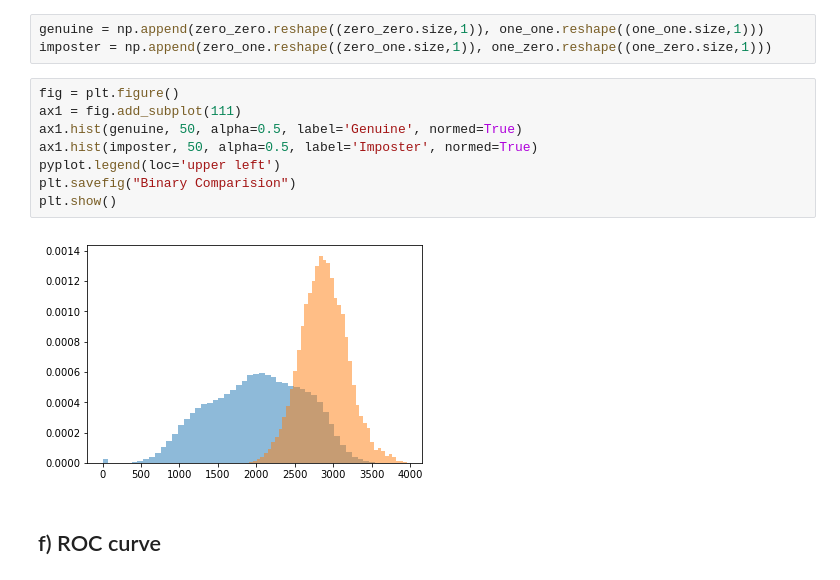
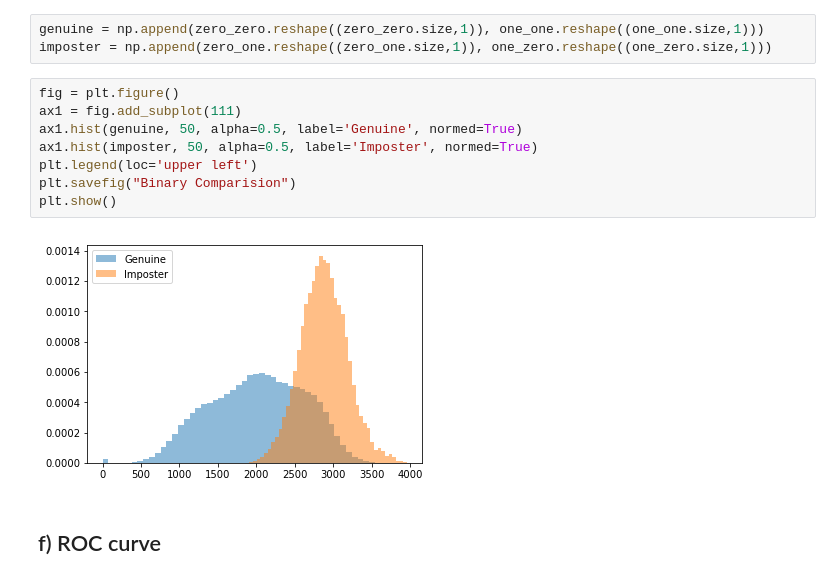
Before and after one commit to anle1991/CS5785---Applied-Machine-Learning, a Jupyter notebook: assg1/Q1.ipynb, the cells around one changed output. Drawn from its saved outputs; the diff is of its cells as text.

```diff
--- a/assg1/Q1.ipynb
+++ b/assg1/Q1.ipynb
@@ -170,13 +170,13 @@ imposter = np.append(zero_one.reshape((zero_one.size,1)), one_zero.reshape((one_
 # %%
 fig = plt.figure()
 ax1 = fig.add_subplot(111)
 ax1.hist(genuine, 50, alpha=0.5, label='Genuine', normed=True)
 ax1.hist(imposter, 50, alpha=0.5, label='Imposter', normed=True)
-pyplot.legend(loc='upper left')
+plt.legend(loc='upper left')
 plt.savefig("Binary Comparision")
 plt.show()
 # %% [output]
-[figure, old version]
+[figure, new version]
 # %% [markdown]
 ## f) ROC curve
 # %%
```
Also changed, not shown: 1 other file.
